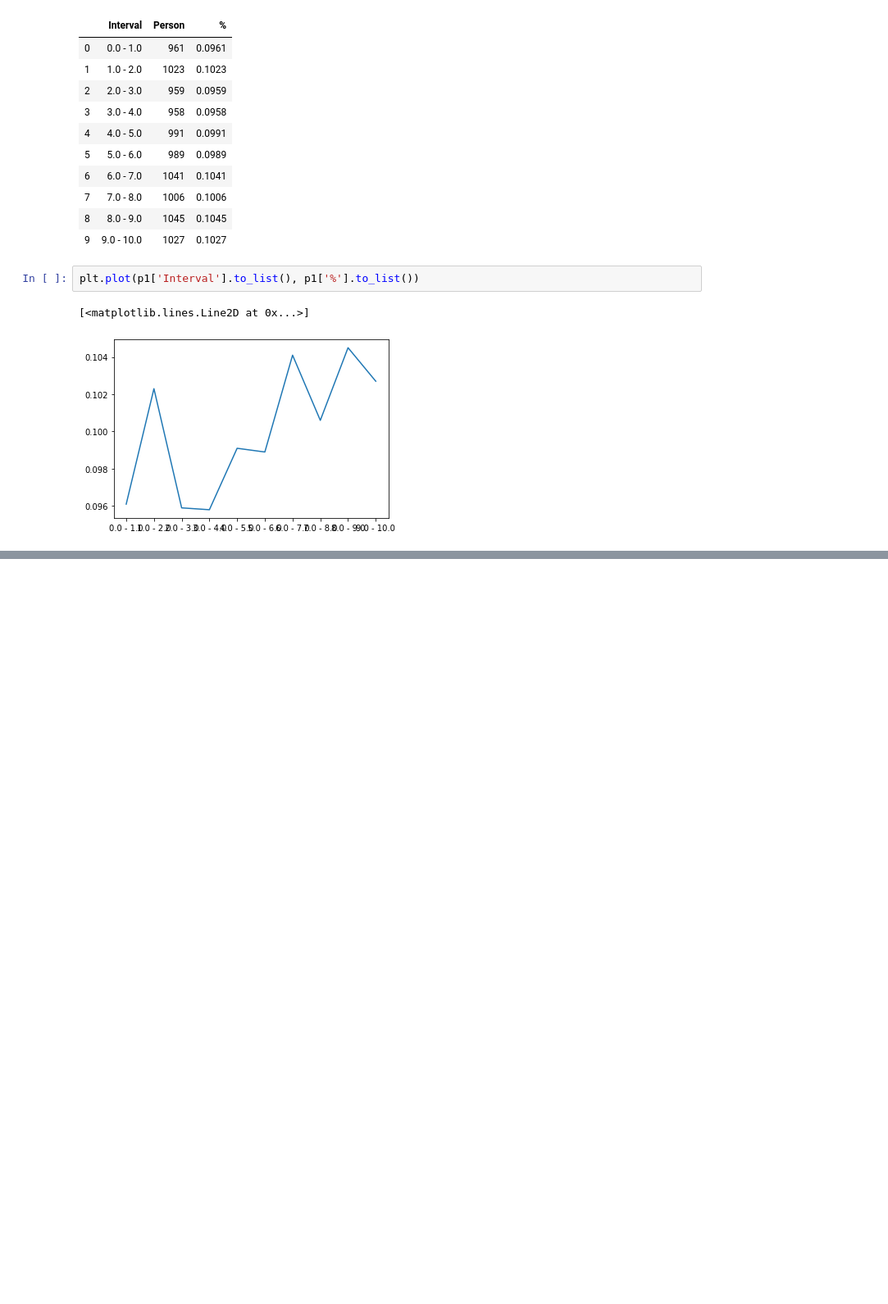
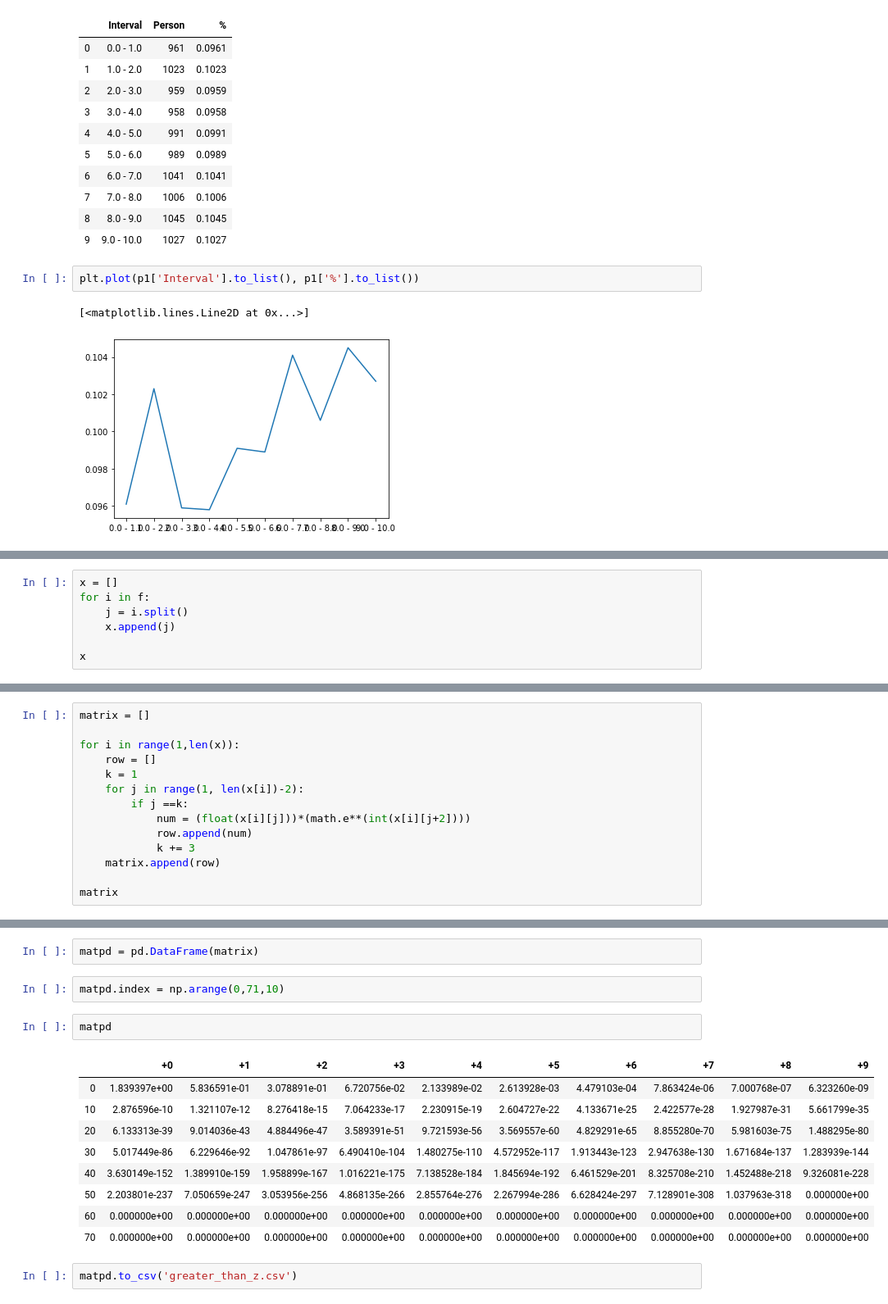
Before and after one commit to amitsanger3/frequency_distribution, a Jupyter notebook: Untitled.ipynb, the cells around one changed output, grey strips where cells are left out. Shown at 82% size. Saved outputs shown, nothing was run; the diff lists cells and outputs as text; blank space fills up the shorter version.

```diff
--- a/Untitled.ipynb
+++ b/Untitled.ipynb
@@ -978,0 +1201,7 @@ plt.plot(p1['Interval'].to_list(), p1['%'].to_list())
+# %%
+x = []
+for i in f:
+    j = i.split()
+    x.append(j)
+
+x
@@ -978,0 +1226,14 @@ plt.plot(p1['Interval'].to_list(), p1['%'].to_list())
+# %%
+matrix = []
+
+for i in range(1,len(x)):
+    row = []
+    k = 1
+    for j in range(1, len(x[i])-2):
+        if j ==k:
+            num = (float(x[i][j]))*(math.e**(int(x[i][j+2])))
+            row.append(num)
+            k += 3
+    matrix.append(row)
+
+matrix
@@ -978,0 +1258,18 @@ plt.plot(p1['Interval'].to_list(), p1['%'].to_list())
+# %%
+matpd = pd.DataFrame(matrix)
+# %%
+matpd.index = np.arange(0,71,10)
+# %%
+matpd
+# %% [output]
+|  | +0 | +1 | +2 | +3 | +4 | +5 | +6 | +7 | +8 | +9 |
+| 0 | 1.839397e+00 | 5.836591e-01 | 3.078891e-01 | 6.720756e-02 | 2.133989e-02 | 2.613928e-03 | 4.479103e-04 | 7.863424e-06 | 7.000768e-07 | 6.323260e-09 |
+| 10 | 2.876596e-10 | 1.321107e-12 | 8.276418e-15 | 7.064233e-17 | 2.230915e-19 | 2.604727e-22 | 4.133671e-25 | 2.422577e-28 | 1.927987e-31 | 5.661799e-35 |
+| 20 | 6.133313e-39 | 9.014036e-43 | 4.884496e-47 | 3.589391e-51 | 9.721593e-56 | 3.569557e-60 | 4.829291e-65 | 8.855280e-70 | 5.981603e-75 | 1.488295e-80 |
+| 30 | 5.017449e-86 | 6.229646e-92 | 1.047861e-97 | 6.490410e-104 | 1.480275e-110 | 4.572952e-117 | 1.913443e-123 | 2.947638e-130 | 1.671684e-137 | 1.283939e-144 |
+| 40 | 3.630149e-152 | 1.389910e-159 | 1.958899e-167 | 1.016221e-175 | 7.138528e-184 | 1.845694e-192 | 6.461529e-201 | 8.325708e-210 | 1.452488e-218 | 9.326081e-228 |
+| 50 | 2.203801e-237 | 7.050659e-247 | 3.053956e-256 | 4.868135e-266 | 2.855764e-276 | 2.267994e-286 | 6.628424e-297 | 7.128901e-308 | 1.037963e-318 | 0.000000e+00 |
+| 60 | 0.000000e+00 | 0.000000e+00 | 0.000000e+00 | 0.000000e+00 | 0.000000e+00 | 0.000000e+00 | 0.000000e+00 | 0.000000e+00 | 0.000000e+00 | 0.000000e+00 |
+| 70 | 0.000000e+00 | 0.000000e+00 | 0.000000e+00 | 0.000000e+00 | 0.000000e+00 | 0.000000e+00 | 0.000000e+00 | 0.000000e+00 | 0.000000e+00 | 0.000000e+00 |
+# %%
+matpd.to_csv('greater_than_z.csv')
```
Also changed, not shown: parts of 28 cells of this notebook, 5 other files.
